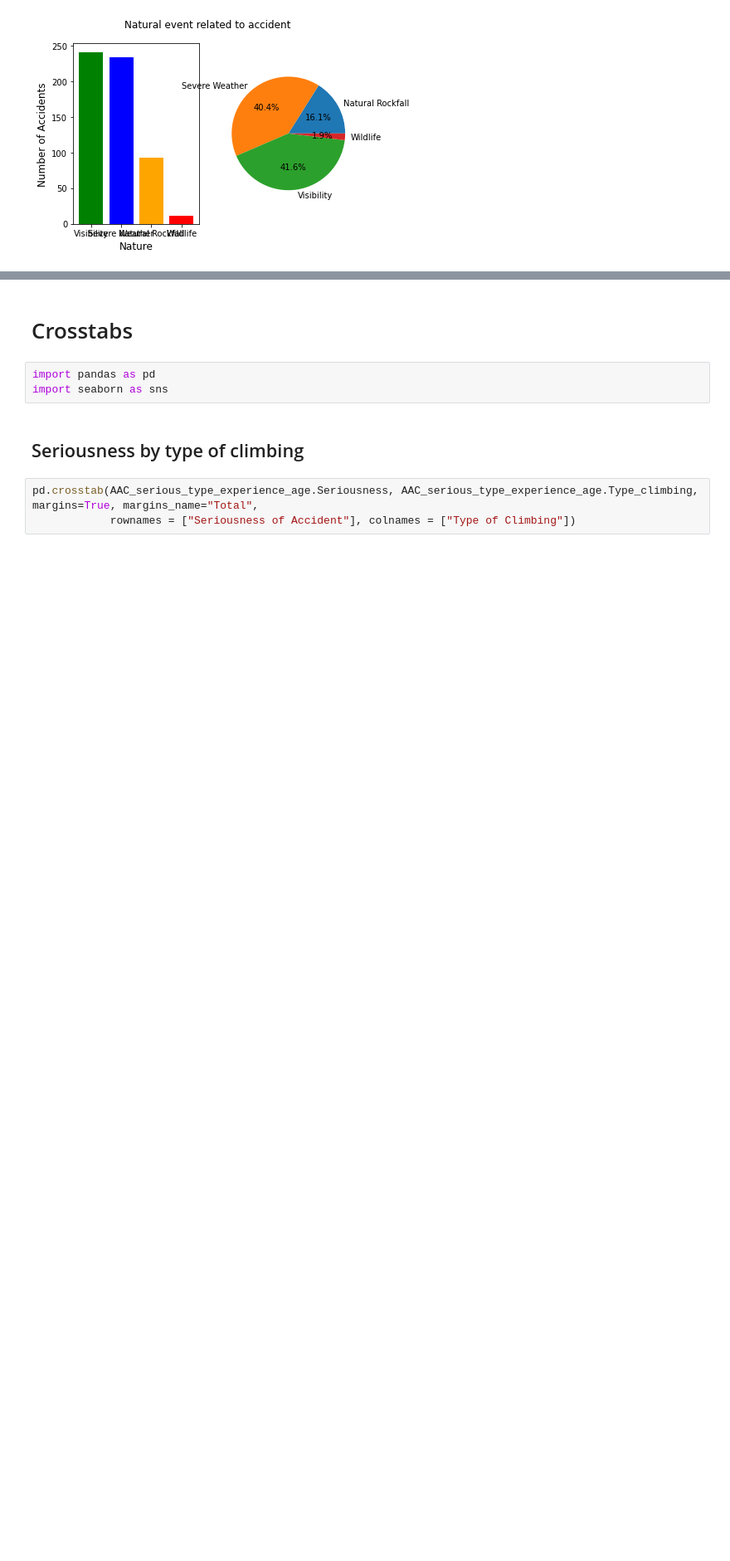
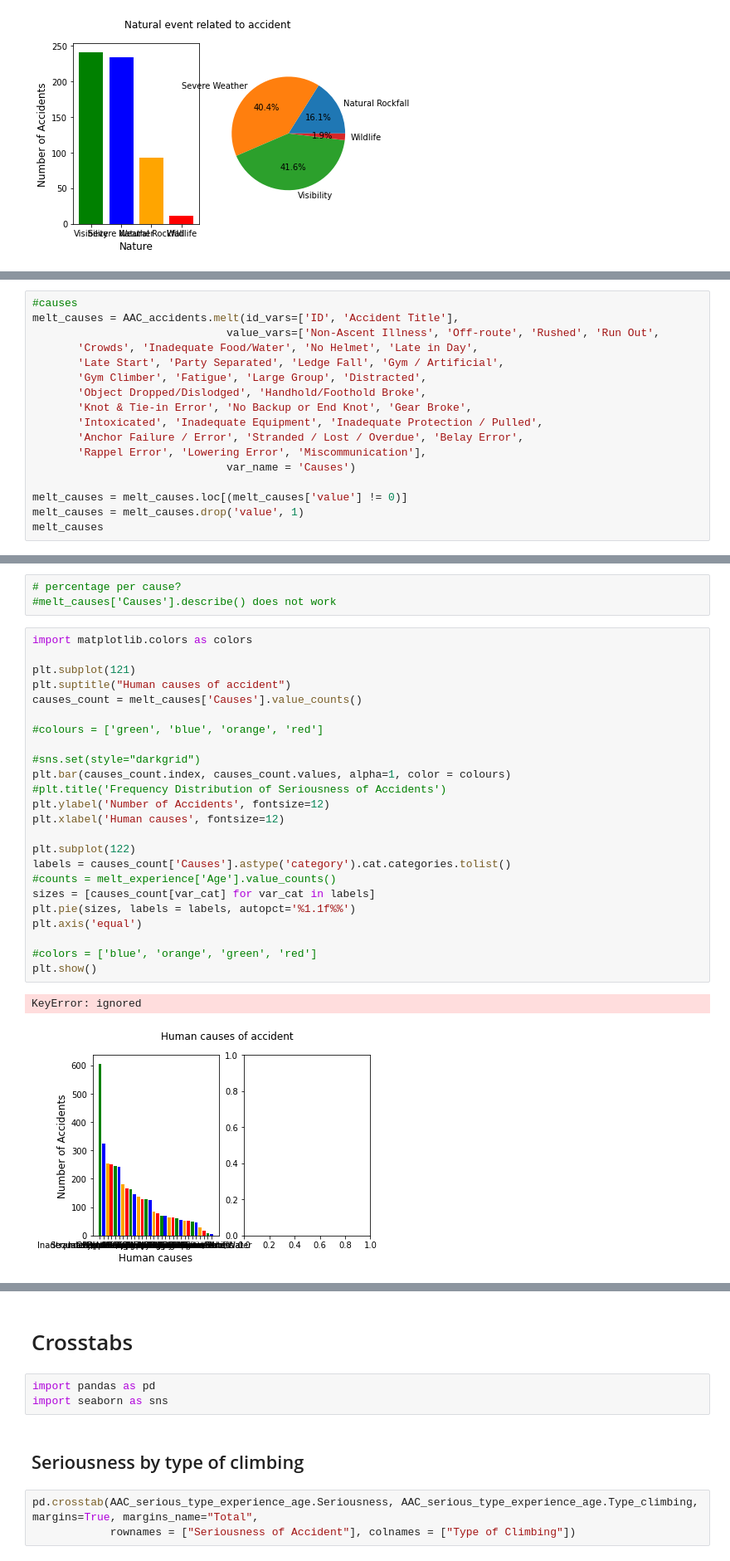
Before and after one commit to MAClaassen/python_course, a Jupyter notebook: AAC_assignments_draft.ipynb, the cells around one changed output, grey strips where cells are left out. Shown at 83% size. Saved outputs shown, nothing was run; the diff lists cells and outputs as text; blank space fills up the shorter version.

```diff
--- a/AAC_assignments_draft.ipynb
+++ b/AAC_assignments_draft.ipynb
@@ -574,0 +571,17 @@ Name: ID, Length: 3699, dtype: object>
+# %%
+#causes
+melt_causes = AAC_accidents.melt(id_vars=['ID', 'Accident Title'],
+                              value_vars=['Non-Ascent Illness', 'Off-route', 'Rushed', 'Run Out',
+       'Crowds', 'Inadequate Food/Water', 'No Helmet', 'Late in Day',
+       'Late Start', 'Party Separated', 'Ledge Fall', 'Gym / Artificial',
+       'Gym Climber', 'Fatigue', 'Large Group', 'Distracted',
+       'Object Dropped/Dislodged', 'Handhold/Foothold Broke',
+       'Knot & Tie-in Error', 'No Backup or End Knot', 'Gear Broke',
+       'Intoxicated', 'Inadequate Equipment', 'Inadequate Protection / Pulled',
+       'Anchor Failure / Error', 'Stranded / Lost / Overdue', 'Belay Error',
+       'Rappel Error', 'Lowering Error', 'Miscommunication'],
+                              var_name = 'Causes')
+
+melt_causes = melt_causes.loc[(melt_causes['value'] != 0)]
+melt_causes = melt_causes.drop('value', 1)
+melt_causes
@@ -574,0 +603,30 @@ Name: ID, Length: 3699, dtype: object>
+# %%
+# percentage per cause?
+#melt_causes['Causes'].describe() does not work
+# %%
+import matplotlib.colors as colors
+
+plt.subplot(121)
+plt.suptitle("Human causes of accident")
+causes_count = melt_causes['Causes'].value_counts()
+
+#colours = ['green', 'blue', 'orange', 'red']
+
+#sns.set(style="darkgrid")
+plt.bar(causes_count.index, causes_count.values, alpha=1, color = colours)
+#plt.title('Frequency Distribution of Seriousness of Accidents')
+plt.ylabel('Number of Accidents', fontsize=12)
+plt.xlabel('Human causes', fontsize=12)
+
+plt.subplot(122)
+labels = causes_count['Causes'].astype('category').cat.categories.tolist()
+#counts = melt_experience['Age'].value_counts()
+sizes = [causes_count[var_cat] for var_cat in labels]
+plt.pie(sizes, labels = labels, autopct='%1.1f%%')
+plt.axis('equal')
+
+#colors = ['blue', 'orange', 'green', 'red']
+plt.show()
+# %% [output]
+KeyError: ignored
+[figure, added]
```
Also changed, not shown: parts of 85 cells of this notebook.
